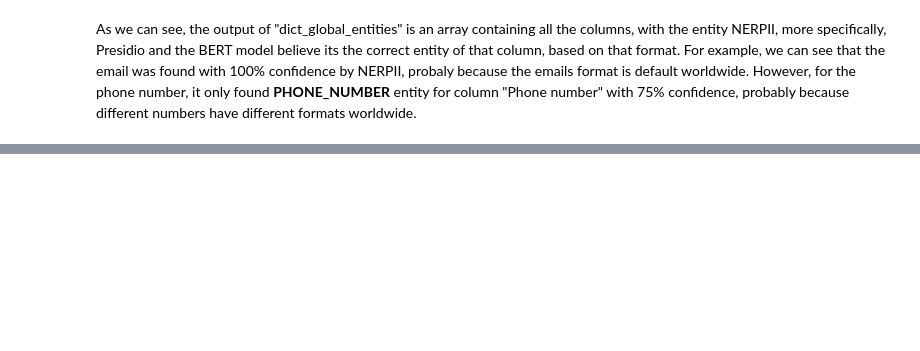
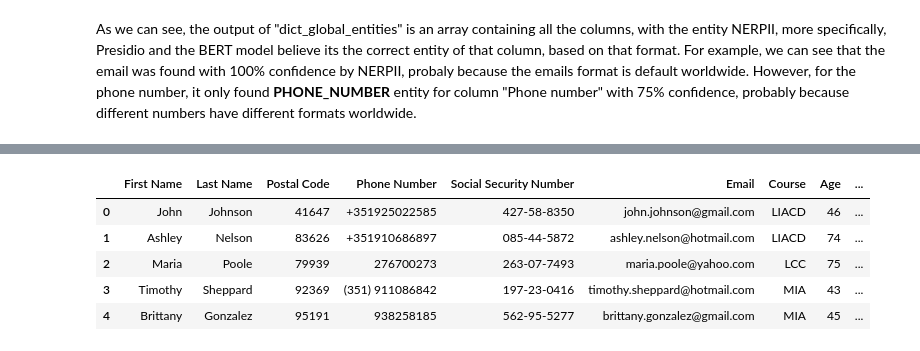
Before and after one commit to T-yago/IAS, a Jupyter notebook: nerpii/nerpii.ipynb, the cells around one changed output, grey strips where cells are left out. Drawn from its saved outputs; the diff is of its cells as text; code cells hidden in the pictures; blank space fills up the shorter version.

```diff
--- a/nerpii/nerpii.ipynb
+++ b/nerpii/nerpii.ipynb
@@ -117,0 +280,9 @@ As we can see, the result is a dataset with the same columns, but all PIIs are t
+# %%
+df4.head()
+# %% [output]
+|  | First Name | Last Name | Postal Code | Phone Number | Social Security Number | Email | Course | Age | ... |
+| 0 | John | Johnson | 41647 | +351925022585 | 427-58-8350 | john.johnson@gmail.com | LIACD | 46 | ... |
+| 1 | Ashley | Nelson | 83626 | +351910686897 | 085-44-5872 | ashley.nelson@hotmail.com | LIACD | 74 | ... |
+| 2 | Maria | Poole | 79939 | 276700273 | 263-07-7493 | maria.poole@yahoo.com | LCC | 75 | ... |
+| 3 | Timothy | Sheppard | 92369 | (351) 911086842 | 197-23-0416 | timothy.sheppard@hotmail.com | MIA | 43 | ... |
+| 4 | Brittany | Gonzalez | 95191 | 938258185 | 562-95-5277 | brittany.gonzalez@gmail.com | MIA | 45 | ... |
```
Also changed, not shown: parts of 26 cells of this notebook, 7 other files.
